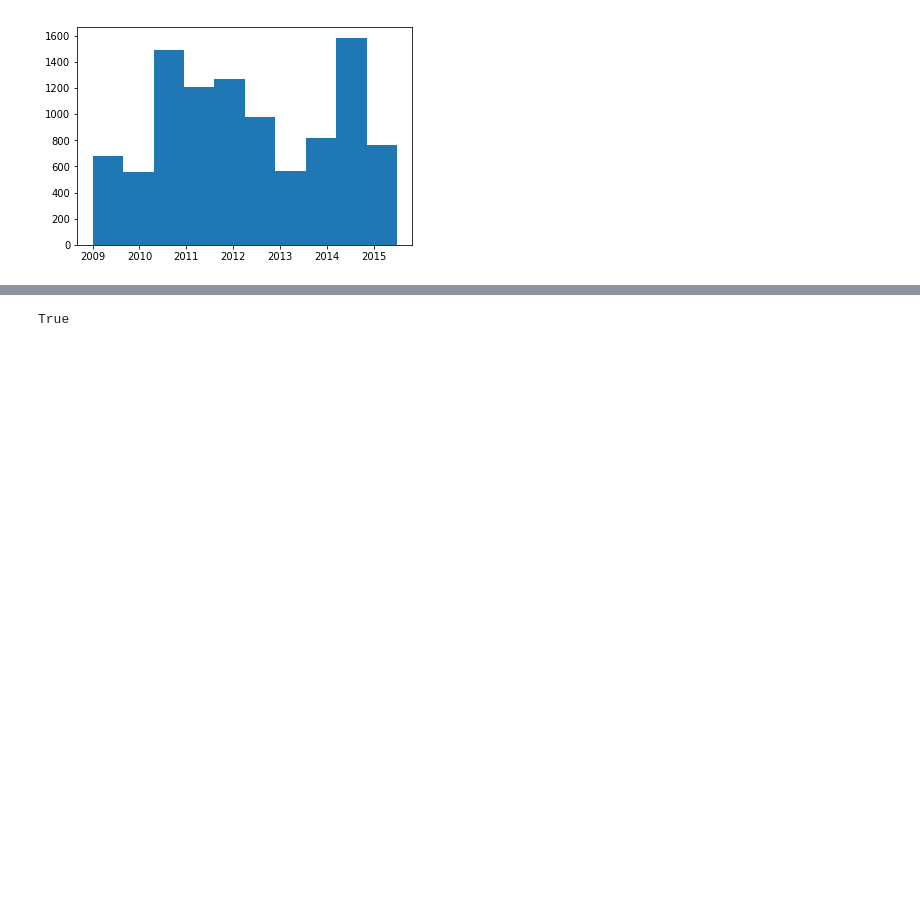
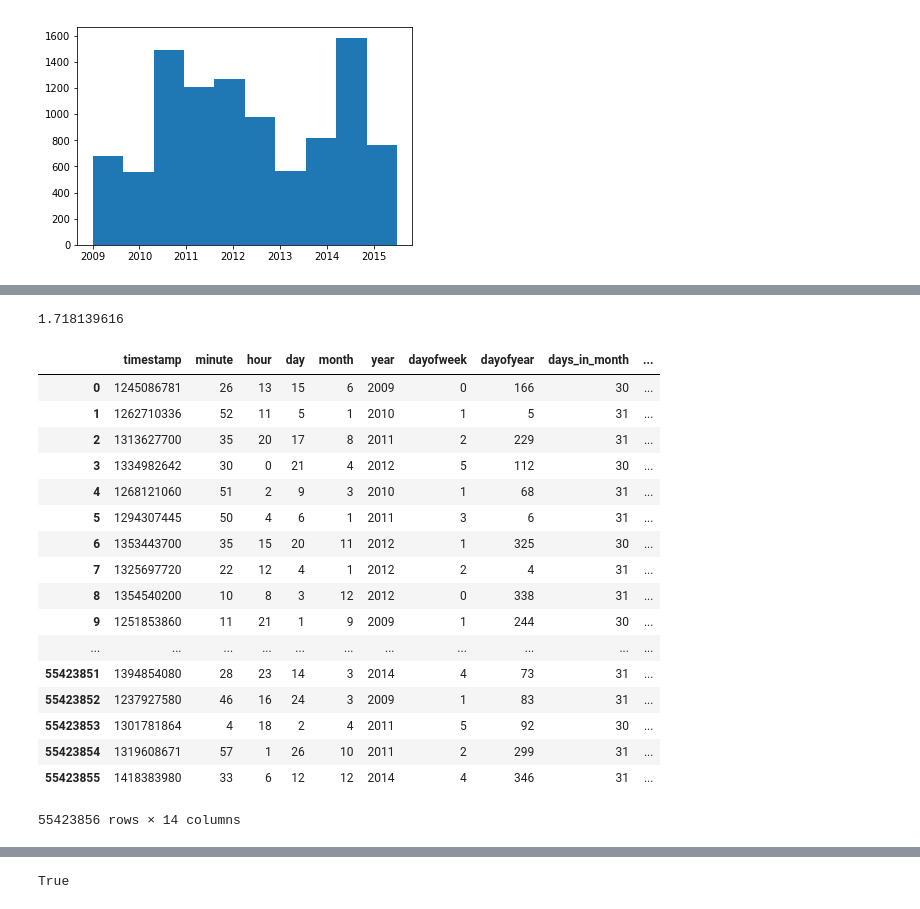
Before and after one commit to TanguyLe/nytf, a Jupyter notebook: python/notebook/exploration_tristan.ipynb, the cells around one changed output, grey strips where cells are left out. Cells and saved outputs as stored; diff of their text form; code cells hidden in the pictures; blank space fills up the shorter version.

Commit message:
Adding of BasicTemporalFeature

```diff
--- a/python/notebook/exploration_tristan.ipynb
+++ b/python/notebook/exploration_tristan.ipynb
@@ -188,0 +171,3 @@ Name: pickup_datetime, dtype: int64
+# %%
+%%time
+temporal_features = utils.BasicTemporalFeatures().transform(train.pickup_datetime)
@@ -188,0 +176,25 @@ Name: pickup_datetime, dtype: int64
+# %%
+temporal_features.memory_usage().sum()/10**9  # In Go
+# %% [output]
+1.718139616
+# %%
+temporal_features
+# %% [output]
+|  | timestamp | minute | hour | day | month | year | dayofweek | dayofyear | days_in_month | ... |
+| 0 | 1245086781 | 26 | 13 | 15 | 6 | 2009 | 0 | 166 | 30 | ... |
+| 1 | 1262710336 | 52 | 11 | 5 | 1 | 2010 | 1 | 5 | 31 | ... |
+| 2 | 1313627700 | 35 | 20 | 17 | 8 | 2011 | 2 | 229 | 31 | ... |
+| 3 | 1334982642 | 30 | 0 | 21 | 4 | 2012 | 5 | 112 | 30 | ... |
+| 4 | 1268121060 | 51 | 2 | 9 | 3 | 2010 | 1 | 68 | 31 | ... |
+| 5 | 1294307445 | 50 | 4 | 6 | 1 | 2011 | 3 | 6 | 31 | ... |
+| 6 | 1353443700 | 35 | 15 | 20 | 11 | 2012 | 1 | 325 | 30 | ... |
+| 7 | 1325697720 | 22 | 12 | 4 | 1 | 2012 | 2 | 4 | 31 | ... |
+| 8 | 1354540200 | 10 | 8 | 3 | 12 | 2012 | 0 | 338 | 31 | ... |
+| 9 | 1251853860 | 11 | 21 | 1 | 9 | 2009 | 1 | 244 | 30 | ... |
+| ... | ... | ... | ... | ... | ... | ... | ... | ... | ... | ... |
+| 55423851 | 1394854080 | 28 | 23 | 14 | 3 | 2014 | 4 | 73 | 31 | ... |
+| 55423852 | 1237927580 | 46 | 16 | 24 | 3 | 2009 | 1 | 83 | 31 | ... |
+| 55423853 | 1301781864 | 4 | 18 | 2 | 4 | 2011 | 5 | 92 | 30 | ... |
+| 55423854 | 1319608671 | 57 | 1 | 26 | 10 | 2011 | 2 | 299 | 31 | ... |
+| 55423855 | 1418383980 | 33 | 6 | 12 | 12 | 2014 | 4 | 346 | 31 | ... |
+55423856 rows × 14 columns
```
Also changed, not shown: parts of 31 cells of this notebook, 1 other file.
